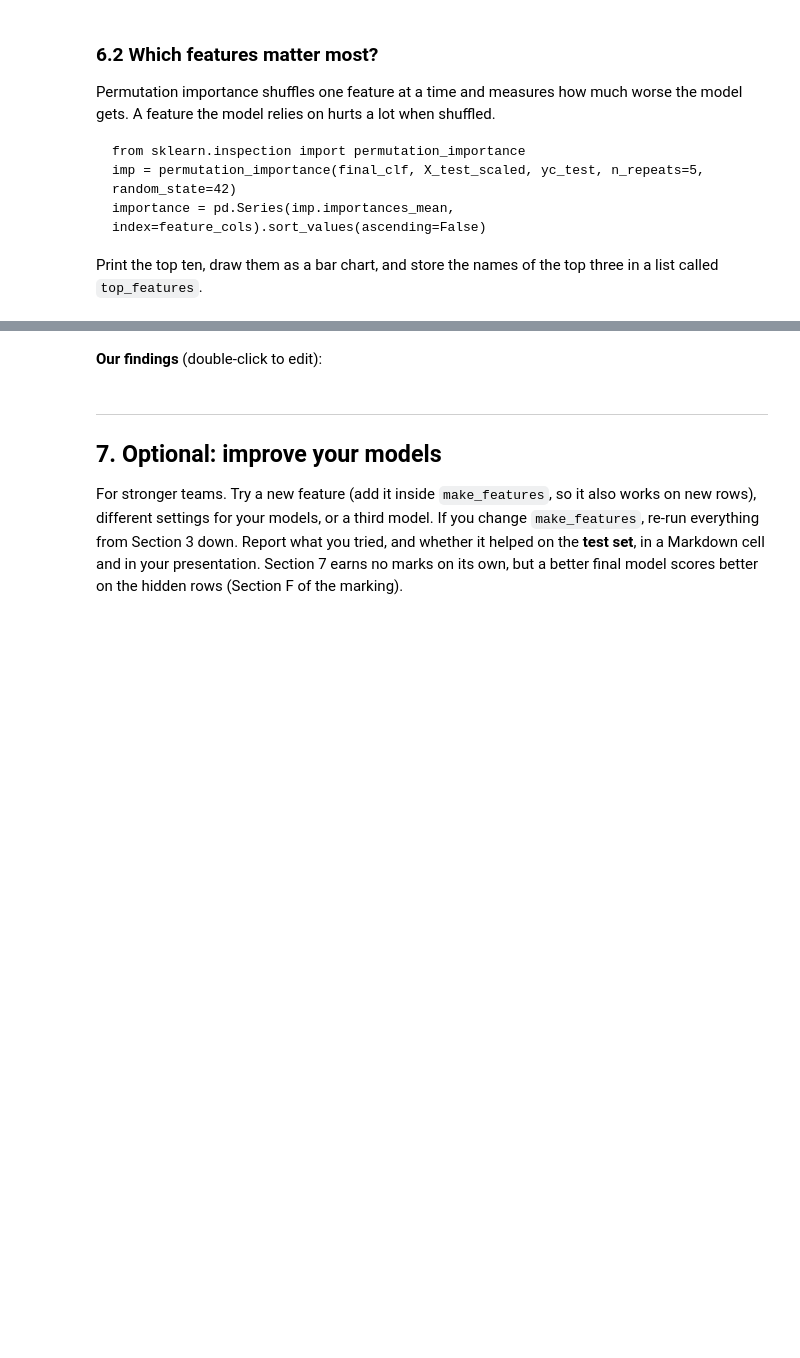
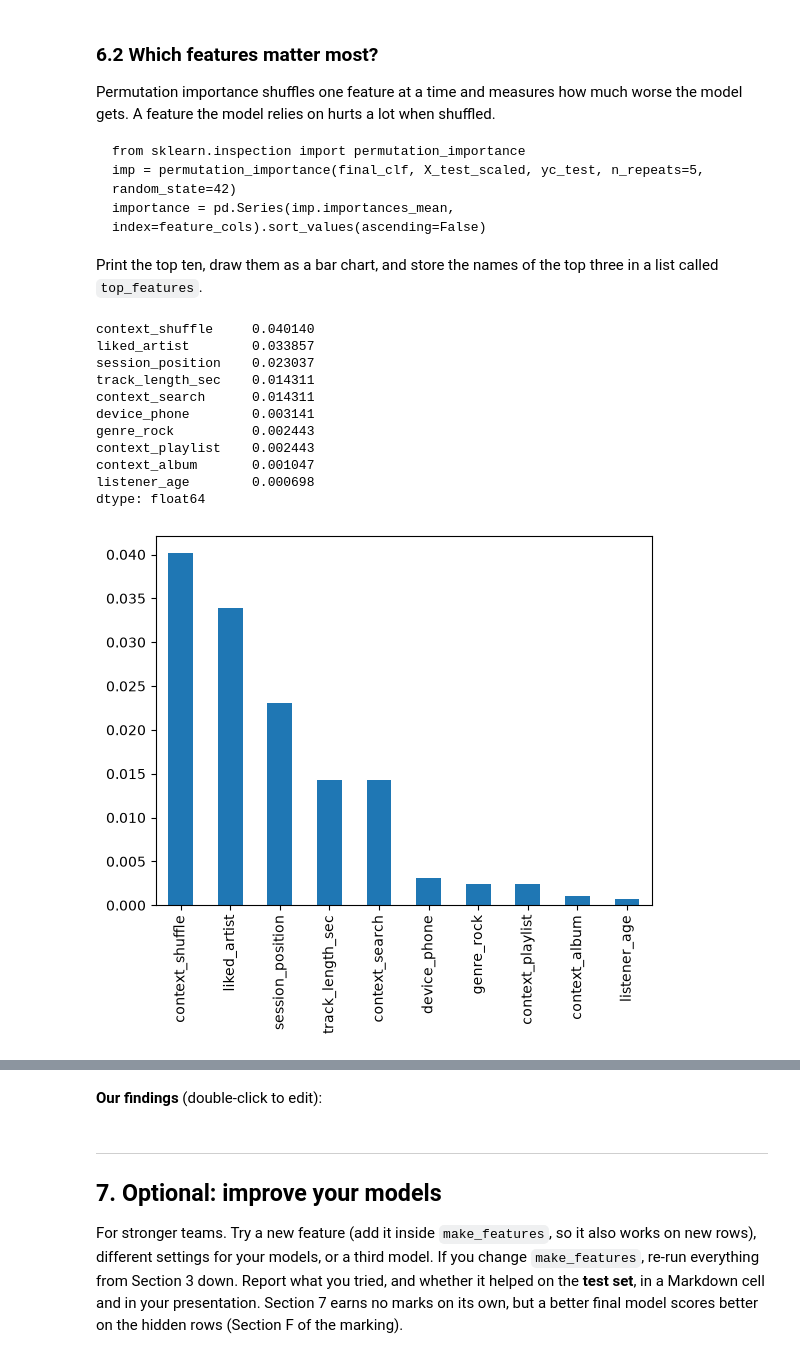
Before and after one commit to Andile-cpu/AI_CA2, a Jupyter notebook: CA2_music_Wed-02.ipynb, the cells around one changed output, grey strips where cells are left out. Cells and saved outputs as stored; diff of their text form; code cells hidden in the pictures; blank space fills up the shorter version.

```diff
--- a/CA2_music_Wed-02.ipynb
+++ b/CA2_music_Wed-02.ipynb
@@ -655,6 +672,25 @@ importance = pd.Series(imp.importances_mean, index=feature_cols).sort_values(asc
 Print the top ten, draw them as a bar chart, and store the names of the top three in a list called `top_features`.
 # %%
 # Work out permutation importance for final_clf, show the top ten, and set top_features
+from sklearn.inspection import permutation_importance
+imp = permutation_importance(final_clf, X_test_scaled, yc_test, n_repeats=5, random_state=42)
+importance = pd.Series(imp.importances_mean, index=feature_cols).sort_values(ascending=False)
+print(importance.head(10))
+importance.head(10).plot(kind="bar")
+top_features = importance.head(3).index.tolist()
+# %% [output]
+context_shuffle     0.040140
+liked_artist        0.033857
+session_position    0.023037
+track_length_sec    0.014311
+context_search      0.014311
+device_phone        0.003141
+genre_rock          0.002443
+context_playlist    0.002443
+context_album       0.001047
+listener_age        0.000698
+dtype: float64
+[figure, added]
 # %% [markdown]
 ### 6.3 What you found
 
```
Also changed, not shown: parts of 4 cells of this notebook.
